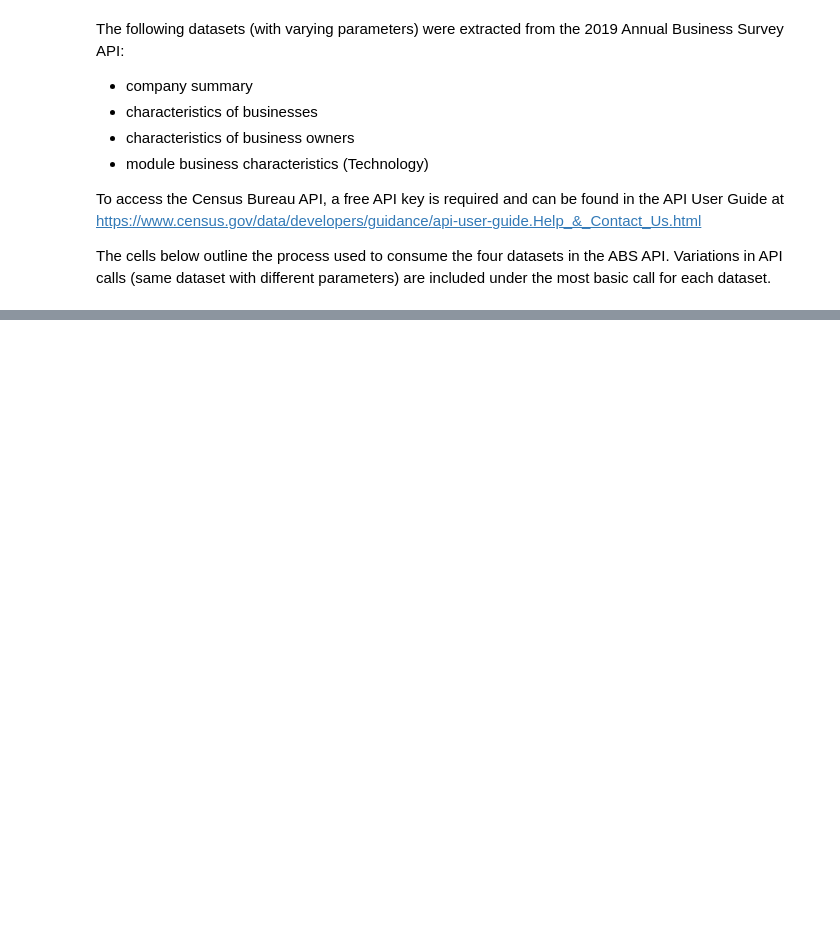
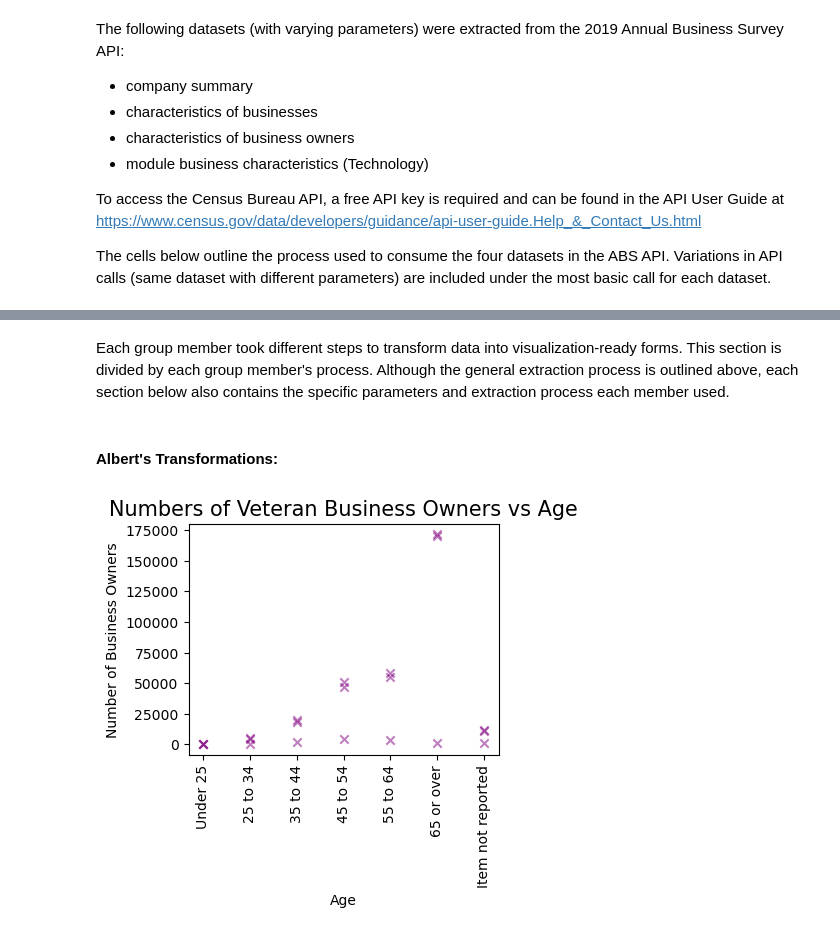
Before and after one commit to Group5Dev10/ASMT08-, a Jupyter notebook: ETL_Report.ipynb, the cells around one changed output, grey strips where cells are left out. Saved outputs shown, nothing was run; the diff lists cells and outputs as text; code cells hidden in the pictures; blank space fills up the shorter version.

Commit message:
etl report complete

```diff
--- a/ETL_Report.ipynb
+++ b/ETL_Report.ipynb
@@ -217,0 +112,48 @@ Stephen's Transformations
+# %% [markdown]
+Each group member took different steps to transform data into visualization-ready forms. This section is divided by each group member's process. Although the general extraction process is outlined above, each section below also contains the specific parameters and extraction process each member used.
+# %% [markdown]
+#### Albert's Transformations:
+# %%
+# Extraction function
+def getDF(url):
+    response = requests.get(url).json()
+    labels = response[0]
+    rows = response[1:]
+    df = pd.DataFrame(rows, columns=labels)
+    return df
+# %%
+# Curating the url to only pull needed values for subsequent visualizations:
+ev = getDF('https://api.census.gov/data/2018/abscbo?get=NAICS2017_LABEL,OWNER_SEX,OWNER_SEX_LABEL,OWNER_VET,OWNER_VET_LABEL,QDESC,OWNCHAR,OWNCHAR_LABEL,OWNPDEMP&for=us:*&NAICS2017=00&QDESC_LABEL=*&key=243f22c29d452d221e30416744e701a2e051eee2')
+# %%
+# Veteran Age DF:  Created new DF from the extracted DF to drill down while focusing on Veterans' age.
+vet_age = ev.loc[(ev.QDESC_LABEL == 'OWNRAGE')&(ev.OWNER_VET != '001')]
+vet_age = vet_age.loc[(vet_age.OWNCHAR_LABEL != 'Total reporting')]
+vet_age = vet_age[['OWNER_VET_LABEL','OWNCHAR_LABEL','OWNPDEMP']]
+vet_age['OWNPDEMP'] = vet_age['OWNPDEMP'].astype(int)
+veteran_age = vet_age.loc[(vet_age.OWNER_VET_LABEL == 'Veteran')].copy()
+# %%
+# Visualizations for the Veteran Age DF. Initially was going to have 2x visualizations per specialized
+#   DF, but opted to use one while keeping the other as a spare in case it's needed later.
+
+# pyplot scatterplot
+plt.figure(figsize = (4,3))
+plt.scatter(x = veteran_age['OWNCHAR_LABEL'],
+            y = veteran_age['OWNPDEMP'],
+            marker = 'x',
+            alpha = .5,
+            color = 'purple')
+plt.xticks(rotation = 90)
+plt.title('Numbers of Veteran Business Owners vs Age', size = 15);
+plt.xlabel('Age');
+plt.ylabel('Number of Business Owners');
+
+# seaborn barplot
+# sns.set_palette(palette='tab10')
+# plt.figure(figsize=(4,3))
+# sns.barplot(x = veteran_age['OWNCHAR_LABEL'], y = veteran_age['OWNPDEMP'], ci=None)
+# plt.xticks(rotation = 90)
+# plt.title('Numbers of Veteran Business Owners vs Age', size = 15);
+# plt.xlabel('Age');
+# plt.ylabel('Number of Business Owners');
+# %% [output]
+[figure, added]
```
Also changed, not shown: parts of 55 cells of this notebook.
